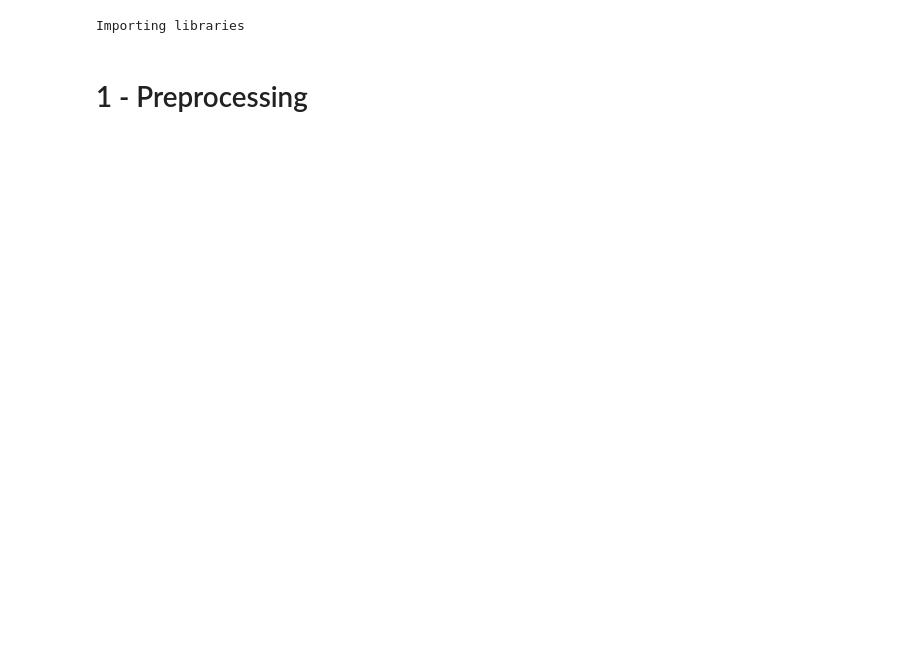
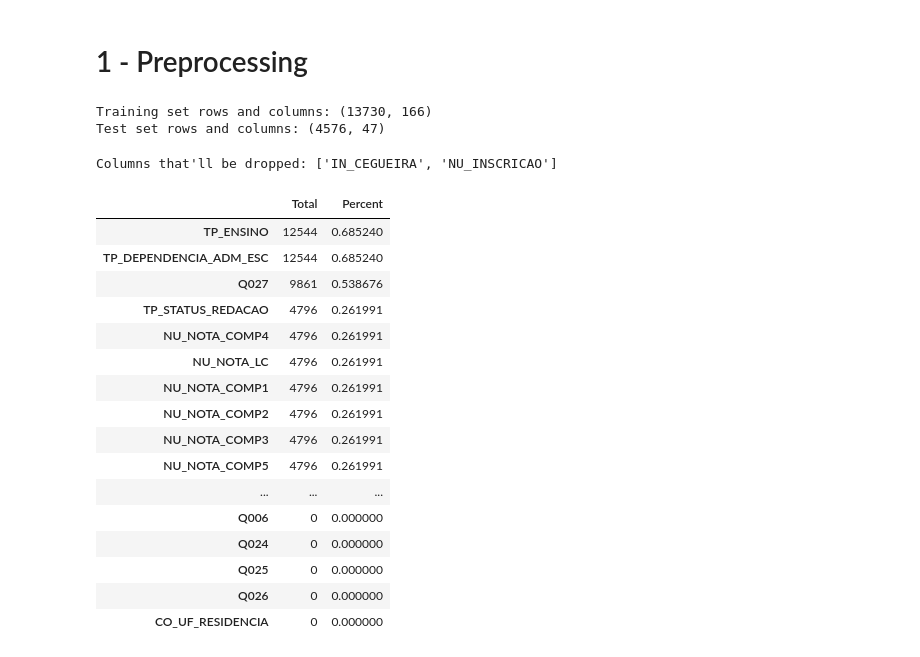
Before and after one commit to matheus-asilva/meetup_looqbox, a Jupyter notebook: ensemble_meetup.ipynb, the cells around one changed output. Cells and saved outputs as stored; diff of their text form; code cells hidden in the pictures; blank space fills up the shorter version.

```diff
--- a/ensemble_meetup.ipynb
+++ b/ensemble_meetup.ipynb
@@ -30,41 +24,81 @@ Successfully installed mlens-0.2.3
 ####################################################
 
 ###### Default Libraries ######
-print('Importing libraries')
-
 import pandas as pd
 import numpy as np
-from time import time
-from datetime import datetime
 import warnings
-import pickle
 import gc
 
 ###### Machine Learning ######
-# import lightgbm as lgb
 from lightgbm import LGBMRegressor
 from sklearn.ensemble import RandomForestRegressor
-from xgboost import XGBRegressor
 from catboost import CatBoostRegressor
 
 ###### Preprocessing ######
-from sklearn.model_selection import GridSearchCV
-from sklearn.model_selection import KFold, cross_val_score, train_test_split
-from sklearn.preprocessing import Imputer, LabelEncoder
-from sklearn import preprocessing
-from sklearn.pipeline import Pipeline
-from sklearn.utils import shuffle
-from collections import defaultdict
-from mlxtend.regressor import StackingRegressor
-
-# Recursive Feature Elimination
-from sklearn.feature_selection import RFECV
+from sklearn.model_selection import train_test_split
 
 ###### Metrics ######
 from sklearn.metrics import mean_absolute_error, mean_squared_error
 
 warnings.simplefilter('ignore')
-# %% [output]
-Importing libraries
 # %% [markdown]
 # 1 - Preprocessing
+# %%
+df_train = pd.read_csv('https://raw.githubusercontent.com/matheus-asilva/meetup_looqbox/master/data/train.csv')
+df_test  = pd.read_csv('https://raw.githubusercontent.com/matheus-asilva/meetup_looqbox/master/data/test.csv')
+
+df_train.drop('Unnamed: 0', axis=1, inplace=True)
+
+print('Training set rows and columns:', df_train.shape)
+print('Test set rows and columns:', df_test.shape)
+# %% [output]
+Training set rows and columns: (13730, 166)
+Test set rows and columns: (4576, 47)
+# %%
+# Drop Different Columns from train and test
+target   = 'NU_NOTA_MT'
+dif      = list(set(df_train.drop(target,axis=1).columns).difference(set(df_test.columns)))
+df_train = df_train.drop(dif, axis=1)
+
+# Check Columns with constant values
+dropcols_train = [c for c in df_train.columns if (df_train[c].nunique() == 1) & (df_train[c].isnull().sum() == 0)]
+
+#Columns to be dropped
+cols_to_drop = dropcols_train + ['NU_INSCRICAO']
+print("Columns that'll be dropped:", cols_to_drop)
+
+# Store and Drops Id's from datasets, and Target from Train Dataset
+ID       = 'NU_INSCRICAO'
+y_train  = df_train[target].values
+train_id = df_train[ID].values
+test_id  = df_test[ID].values
+
+# Merge Data before preprocessing:
+df_merge = pd.concat([df_train.drop(target,axis=1),df_test],axis=0)
+df_merge = df_merge.drop(cols_to_drop, axis=1)
+# %% [output]
+Columns that'll be dropped: ['IN_CEGUEIRA', 'NU_INSCRICAO']
+# %%
+# Missing Data on Merge Dataset
+total        = df_merge.isnull().sum().sort_values(ascending=False)
+percent      = (df_merge.isnull().sum()/df_merge.isnull().count()).sort_values(ascending=False)
+missing_data = pd.concat([total, percent], axis=1, keys=['Total', 'Percent'])
+missing_data
+# %% [output]
+|  | Total | Percent |
+| TP_ENSINO | 12544 | 0.685240 |
+| TP_DEPENDENCIA_ADM_ESC | 12544 | 0.685240 |
+| Q027 | 9861 | 0.538676 |
+| TP_STATUS_REDACAO | 4796 | 0.261991 |
+| NU_NOTA_COMP4 | 4796 | 0.261991 |
+| NU_NOTA_LC | 4796 | 0.261991 |
+| NU_NOTA_COMP1 | 4796 | 0.261991 |
+| NU_NOTA_COMP2 | 4796 | 0.261991 |
+| NU_NOTA_COMP3 | 4796 | 0.261991 |
+| NU_NOTA_COMP5 | 4796 | 0.261991 |
+| ... | ... | ... |
+| Q006 | 0 | 0.000000 |
+| Q024 | 0 | 0.000000 |
+| Q025 | 0 | 0.000000 |
+| Q026 | 0 | 0.000000 |
+| CO_UF_RESIDENCIA | 0 | 0.000000 |
```
Also changed, not shown: parts of 17 cells of this notebook.
